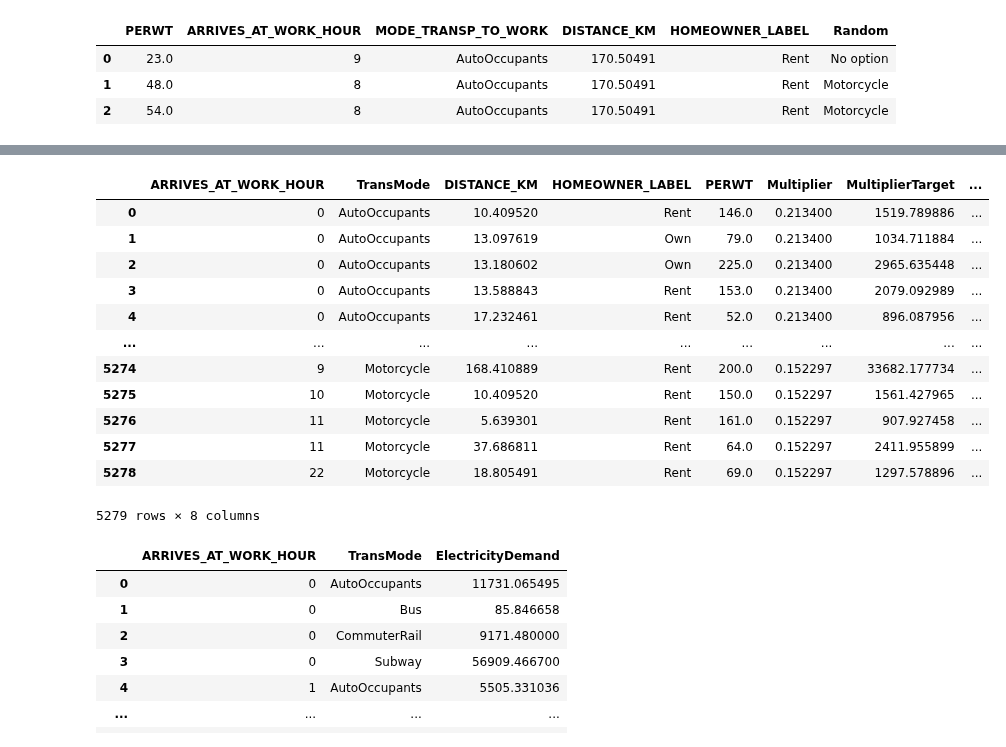
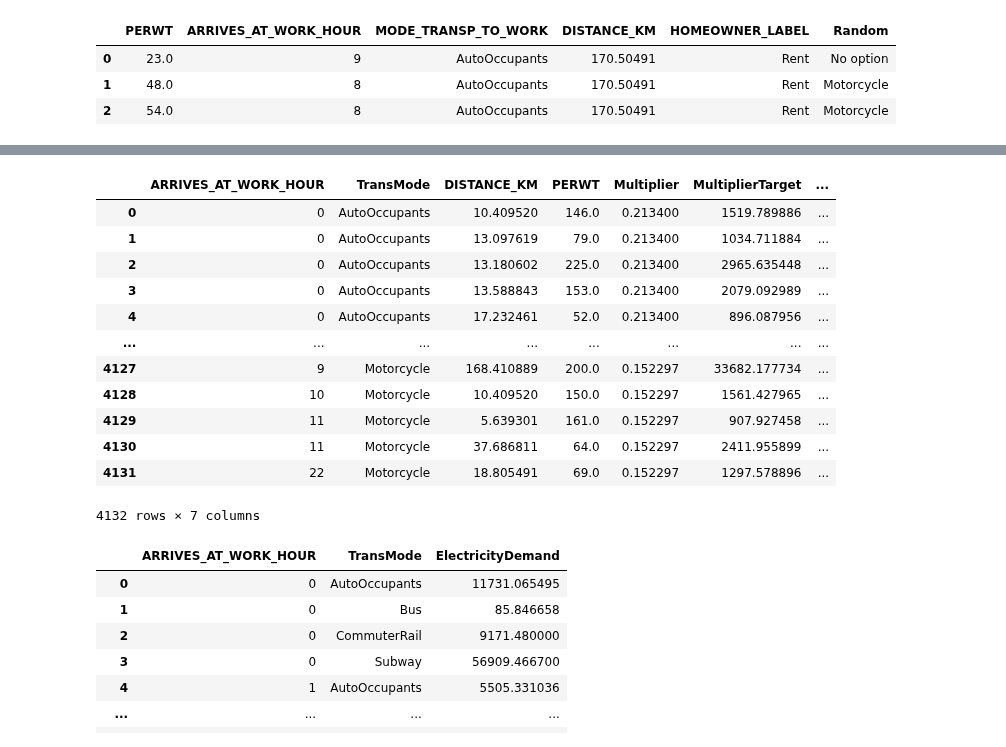
Before and after one commit to BNewborn/mobility-electrification, a Jupyter notebook: 04_ElectricalInfrastructureModel/00_tmp_model_random.ipynb, the cells around one changed output, grey strips where cells are left out. Drawn from its saved outputs; the diff is of its cells as text; code cells hidden in the pictures.

```diff
--- a/04_ElectricalInfrastructureModel/00_tmp_model_random.ipynb
+++ b/04_ElectricalInfrastructureModel/00_tmp_model_random.ipynb
@@ -91,26 +91,26 @@ mode_order = CategoricalDtype(['AutoOccupants',
                               ],ordered=True)
 # %%
 ### 1: based on current mode choices
-current = commuter_df.groupby(by=["ARRIVES_AT_WORK_HOUR","MODE_TRANSP_TO_WORK","DISTANCE_KM","HOMEOWNER_LABEL"]).agg({"PERWT":"sum"})\
+current = commuter_df.groupby(by=["ARRIVES_AT_WORK_HOUR","MODE_TRANSP_TO_WORK","DISTANCE_KM"]).agg({"PERWT":"sum"})\
                      .reset_index().rename({'MODE_TRANSP_TO_WORK':'TransMode'},axis=1)
 current = current.merge(right=electric_reference_table[['TransMode','Multiplier']], on=["TransMode"], how='inner')
 current['MultiplierTarget'] = current.apply(lambda row: Electricity(row), axis=1)
 current['ElectricityDemand'] = current['MultiplierTarget']*current['Multiplier']
 current
 # %% [output]
-|  | ARRIVES_AT_WORK_HOUR | TransMode | DISTANCE_KM | HOMEOWNER_LABEL | PERWT | Multiplier | MultiplierTarget | ... |
-| 0 | 0 | AutoOccupants | 10.409520 | Rent | 146.0 | 0.213400 | 1519.789886 | ... |
-| 1 | 0 | AutoOccupants | 13.097619 | Own | 79.0 | 0.213400 | 1034.711884 | ... |
-| 2 | 0 | AutoOccupants | 13.180602 | Own | 225.0 | 0.213400 | 2965.635448 | ... |
-| 3 | 0 | AutoOccupants | 13.588843 | Rent | 153.0 | 0.213400 | 2079.092989 | ... |
-| 4 | 0 | AutoOccupants | 17.232461 | Rent | 52.0 | 0.213400 | 896.087956 | ... |
-| ... | ... | ... | ... | ... | ... | ... | ... | ... |
-| 5274 | 9 | Motorcycle | 168.410889 | Rent | 200.0 | 0.152297 | 33682.177734 | ... |
-| 5275 | 10 | Motorcycle | 10.409520 | Rent | 150.0 | 0.152297 | 1561.427965 | ... |
-| 5276 | 11 | Motorcycle | 5.639301 | Rent | 161.0 | 0.152297 | 907.927458 | ... |
-| 5277 | 11 | Motorcycle | 37.686811 | Rent | 64.0 | 0.152297 | 2411.955899 | ... |
-| 5278 | 22 | Motorcycle | 18.805491 | Rent | 69.0 | 0.152297 | 1297.578896 | ... |
+|  | ARRIVES_AT_WORK_HOUR | TransMode | DISTANCE_KM | PERWT | Multiplier | MultiplierTarget | ... |
+| 0 | 0 | AutoOccupants | 10.409520 | 146.0 | 0.213400 | 1519.789886 | ... |
+| 1 | 0 | AutoOccupants | 13.097619 | 79.0 | 0.213400 | 1034.711884 | ... |
+| 2 | 0 | AutoOccupants | 13.180602 | 225.0 | 0.213400 | 2965.635448 | ... |
+| 3 | 0 | AutoOccupants | 13.588843 | 153.0 | 0.213400 | 2079.092989 | ... |
+| 4 | 0 | AutoOccupants | 17.232461 | 52.0 | 0.213400 | 896.087956 | ... |
+| ... | ... | ... | ... | ... | ... | ... | ... |
+| 4127 | 9 | Motorcycle | 168.410889 | 200.0 | 0.152297 | 33682.177734 | ... |
+| 4128 | 10 | Motorcycle | 10.409520 | 150.0 | 0.152297 | 1561.427965 | ... |
+| 4129 | 11 | Motorcycle | 5.639301 | 161.0 | 0.152297 | 907.927458 | ... |
+| 4130 | 11 | Motorcycle | 37.686811 | 64.0 | 0.152297 | 2411.955899 | ... |
+| 4131 | 22 | Motorcycle | 18.805491 | 69.0 | 0.152297 | 1297.578896 | ... |
-5279 rows × 8 columns
+4132 rows × 7 columns
 # %%
 result_current = current.groupby(by=["ARRIVES_AT_WORK_HOUR","TransMode"]).agg({"ElectricityDemand":"sum"}).reset_index()
 result_current['ElectricityDemand'] = result_current.apply(lambda row: floor(row), axis=1)
```
Also changed, not shown: 1 other file.
